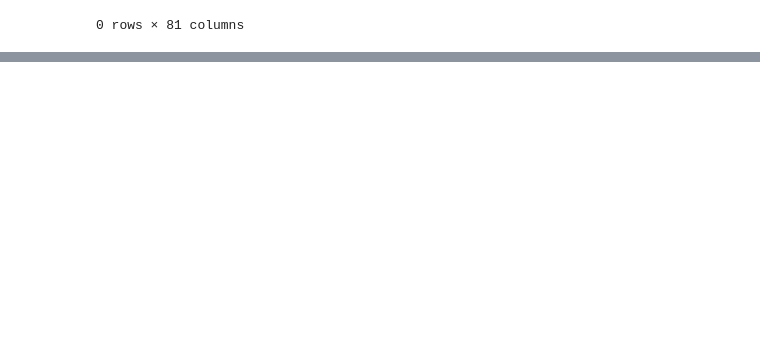
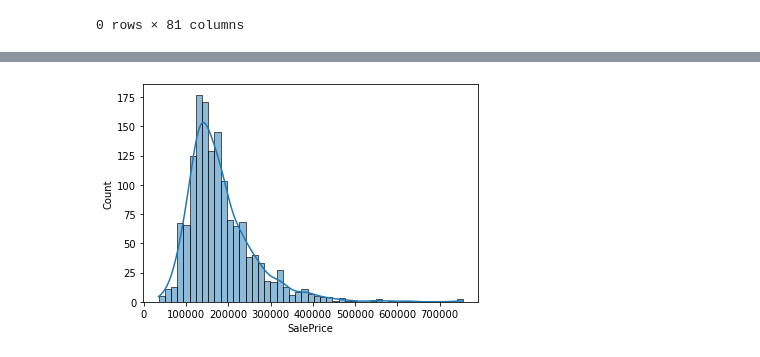
Before and after one commit to SZhafiri/Kaggle_HousePricePrediction, a Jupyter notebook: XGBoost Model.ipynb, the cells around one changed output, grey strips where cells are left out. Drawn from its saved outputs; the diff is of its cells as text; code cells hidden in the pictures; blank space fills up the shorter version.

```diff
--- a/XGBoost Model.ipynb
+++ b/XGBoost Model.ipynb
@@ -178,4 +174,0 @@ from sklearn.metrics import mean_squared_error
-# %%
-train.drop('Id', axis=1, inplace=True)
-# %%
-train = pd.get_dummies(train)
@@ -212,0 +189,5 @@ RMSE: 20211.17
+# %%
+sns.histplot(train['SalePrice'], kde=True)
+plt.show()
+# %% [output]
+[figure, added]
```
Also changed, not shown: parts of 21 cells of this notebook.
